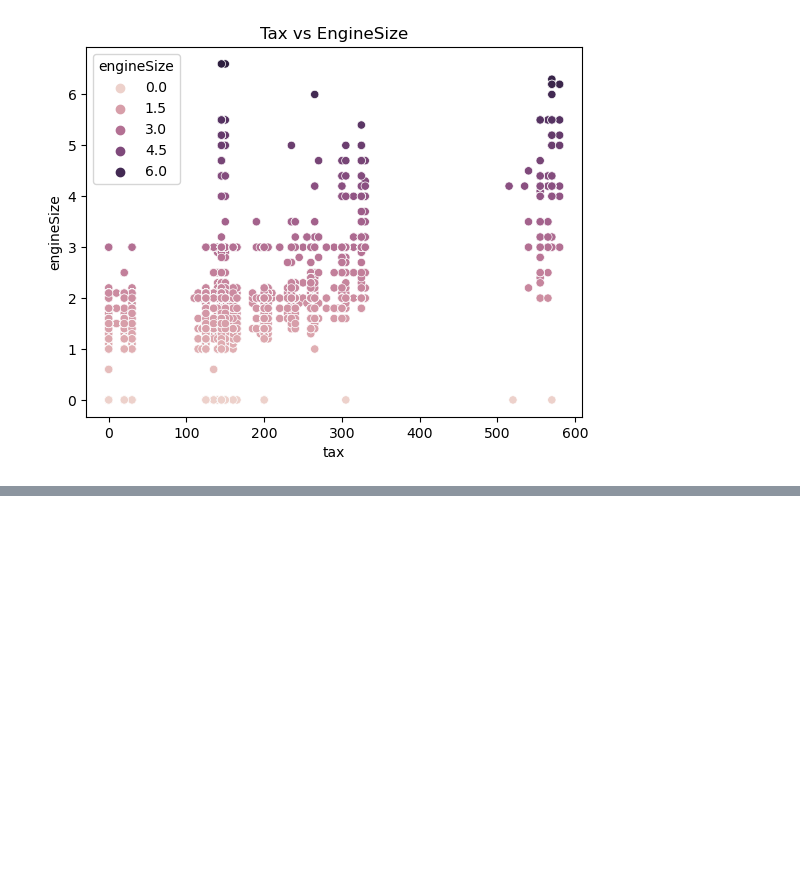
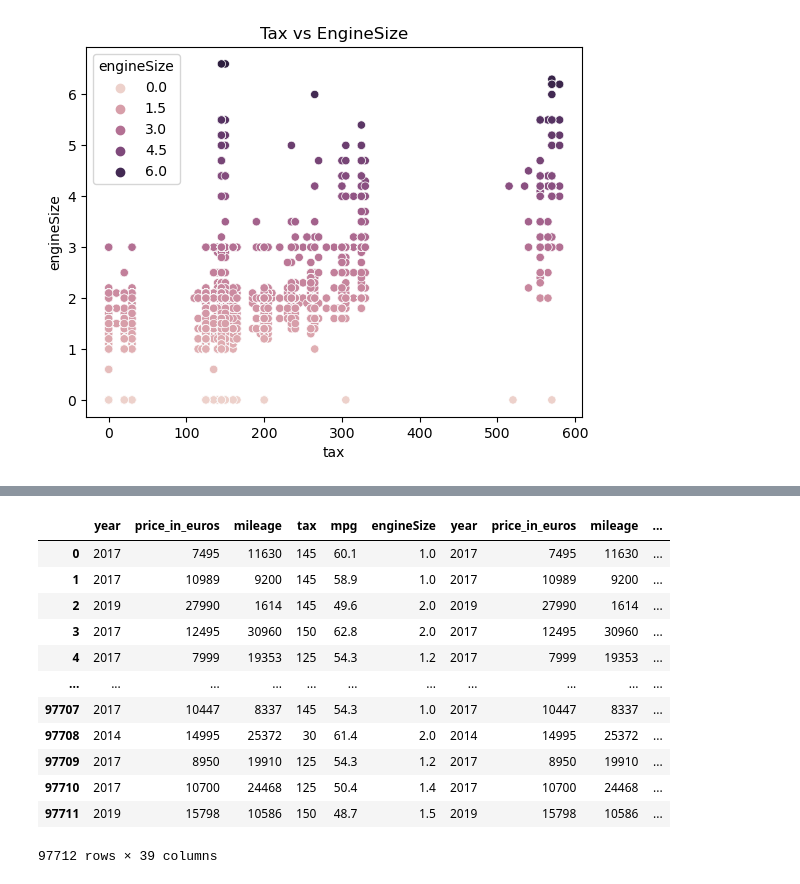
Before and after one commit to anniezhe0/cars, a Jupyter notebook: carsv2.ipynb, the cells around one changed output, grey strips where cells are left out. Cells and saved outputs as stored; diff of their text form; code cells hidden in the pictures; blank space fills up the shorter version.

```diff
--- a/carsv2.ipynb
+++ b/carsv2.ipynb
@@ -149,0 +234,3 @@ When looking at the two scatterplots, I notice that it's possible to have groups
+# %%
+cars["model"] = transformed_column
+cars.nunique()
@@ -149,0 +263,4 @@ When looking at the two scatterplots, I notice that it's possible to have groups
+# %%
+cars_encoded = pd.get_dummies(cars, columns=["model", "transmission", "fuelType", "Manufacturer"],prefix='', prefix_sep='', dtype='int')
+cars = cars.drop(["model", "transmission", "fuelType", "Manufacturer"],axis = 1)
+cars
@@ -149,0 +281,17 @@ When looking at the two scatterplots, I notice that it's possible to have groups
+# %%
+cars = pd.concat([cars, cars_encoded], axis=1)
+cars
+# %% [output]
+|  | year | price_in_euros | mileage | tax | mpg | engineSize | year | price_in_euros | mileage | ... |
+| 0 | 2017 | 7495 | 11630 | 145 | 60.1 | 1.0 | 2017 | 7495 | 11630 | ... |
+| 1 | 2017 | 10989 | 9200 | 145 | 58.9 | 1.0 | 2017 | 10989 | 9200 | ... |
+| 2 | 2019 | 27990 | 1614 | 145 | 49.6 | 2.0 | 2019 | 27990 | 1614 | ... |
+| 3 | 2017 | 12495 | 30960 | 150 | 62.8 | 2.0 | 2017 | 12495 | 30960 | ... |
+| 4 | 2017 | 7999 | 19353 | 125 | 54.3 | 1.2 | 2017 | 7999 | 19353 | ... |
+| ... | ... | ... | ... | ... | ... | ... | ... | ... | ... | ... |
+| 97707 | 2017 | 10447 | 8337 | 145 | 54.3 | 1.0 | 2017 | 10447 | 8337 | ... |
+| 97708 | 2014 | 14995 | 25372 | 30 | 61.4 | 2.0 | 2014 | 14995 | 25372 | ... |
+| 97709 | 2017 | 8950 | 19910 | 125 | 54.3 | 1.2 | 2017 | 8950 | 19910 | ... |
+| 97710 | 2017 | 10700 | 24468 | 125 | 50.4 | 1.4 | 2017 | 10700 | 24468 | ... |
+| 97711 | 2019 | 15798 | 10586 | 150 | 48.7 | 1.5 | 2019 | 15798 | 10586 | ... |
+97712 rows × 39 columns
```
Also changed, not shown: parts of 11 cells of this notebook.
